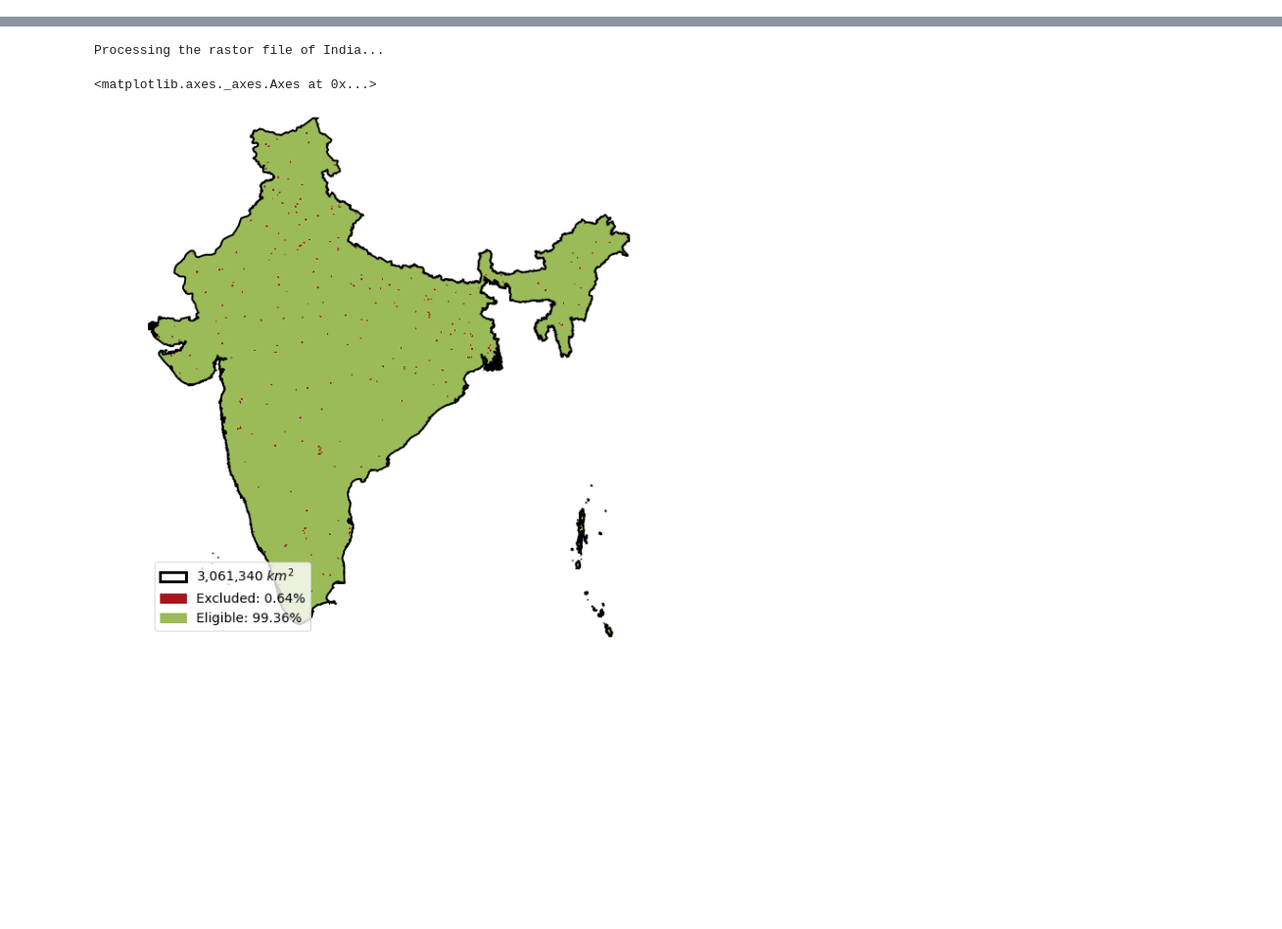
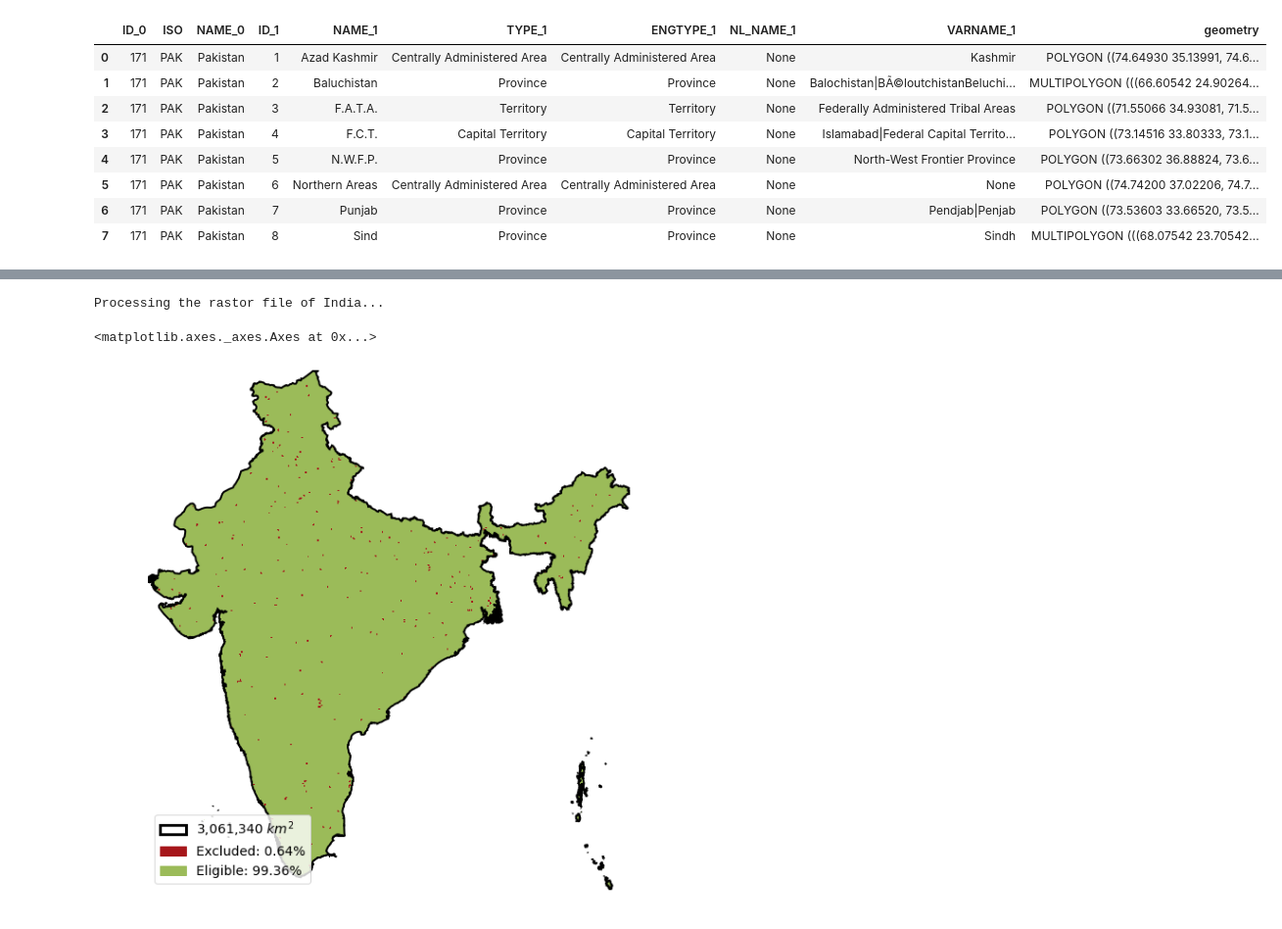
Before and after one commit to nikhilpawar132/adil_files, a Jupyter notebook: airport_airfield.ipynb, the cells around one changed output, grey strips where cells are left out. Shown at 98% size. Cells and saved outputs as stored; diff of their text form; code cells hidden in the pictures; blank space fills up the shorter version.

```diff
--- a/airport_airfield.ipynb
+++ b/airport_airfield.ipynb
@@ -13,9 +15,19 @@ import matplotlib.pyplot as plt
 # %%
 #india_outer = gpd.read_file(r"C:\Users\n.pawar\Calculations\Land Eligibility\Input\Source 7\gadm36_IND_shp\gadm36_IND_0.shp")
 # %%
-mainSource_inner = r"F:\hec\modeling\01_general_inputs\01_administrative_borders\gadm36_FIN_2_trimmed.shp"
+mainSource_inner = r"C:\Users\lenovo\Desktop\Programming models\Pakistan shape file folder\Administrative\PAK_adm1.shp"
 df_mainSource_inner = gpd.read_file(mainSource_inner)
-
+df_mainSource_inner
 #mainSource_outer = r"C:\Users\n.pawar\Calculations\Land Eligibility\Input\Source 7\gadm36_IND_shp\gadm36_IND_0.shp"
+# %% [output]
+|  | ID_0 | ISO | NAME_0 | ID_1 | NAME_1 | TYPE_1 | ENGTYPE_1 | NL_NAME_1 | VARNAME_1 | geometry |
+| 0 | 171 | PAK | Pakistan | 1 | Azad Kashmir | Centrally Administered Area | Centrally Administered Area | None | Kashmir | POLYGON ((74.64930 35.13991, 74.6... |
+| 1 | 171 | PAK | Pakistan | 2 | Baluchistan | Province | Province | None | Balochistan|BÃ©loutchistanBeluchi... | MULTIPOLYGON (((66.60542 24.90264... |
+| 2 | 171 | PAK | Pakistan | 3 | F.A.T.A. | Territory | Territory | None | Federally Administered Tribal Areas | POLYGON ((71.55066 34.93081, 71.5... |
+| 3 | 171 | PAK | Pakistan | 4 | F.C.T. | Capital Territory | Capital Territory | None | Islamabad|Federal Capital Territo... | POLYGON ((73.14516 33.80333, 73.1... |
+| 4 | 171 | PAK | Pakistan | 5 | N.W.F.P. | Province | Province | None | North-West Frontier Province | POLYGON ((73.66302 36.88824, 73.6... |
+| 5 | 171 | PAK | Pakistan | 6 | Northern Areas | Centrally Administered Area | Centrally Administered Area | None | None | POLYGON ((74.74200 37.02206, 74.7... |
+| 6 | 171 | PAK | Pakistan | 7 | Punjab | Province | Province | None | Pendjab|Penjab | POLYGON ((73.53603 33.66520, 73.5... |
+| 7 | 171 | PAK | Pakistan | 8 | Sind | Province | Province | None | Sindh | MULTIPOLYGON (((68.07542 23.70542... |
 # %%
 technology = 'solar_pv'
```
Also changed, not shown: parts of 12 cells of this notebook, 8 other files.
